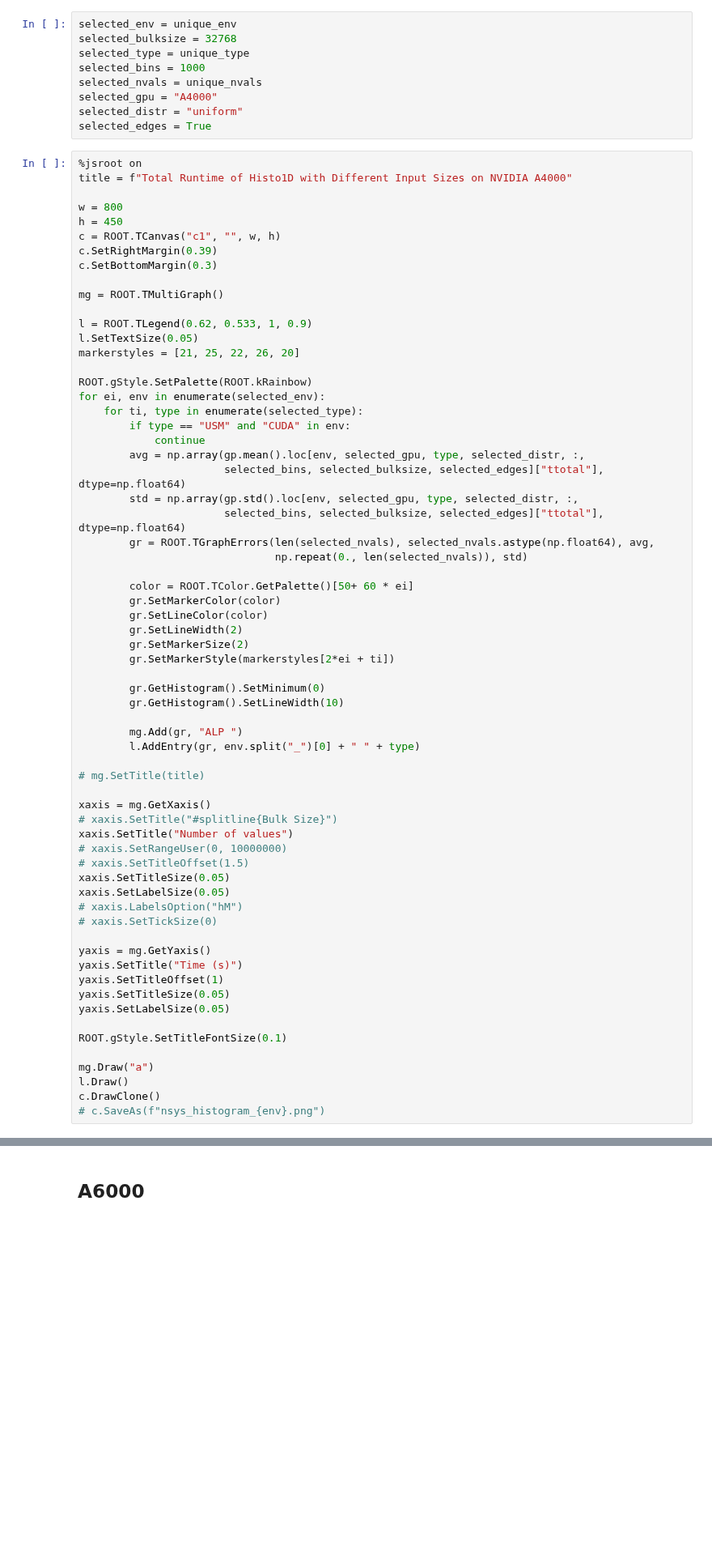
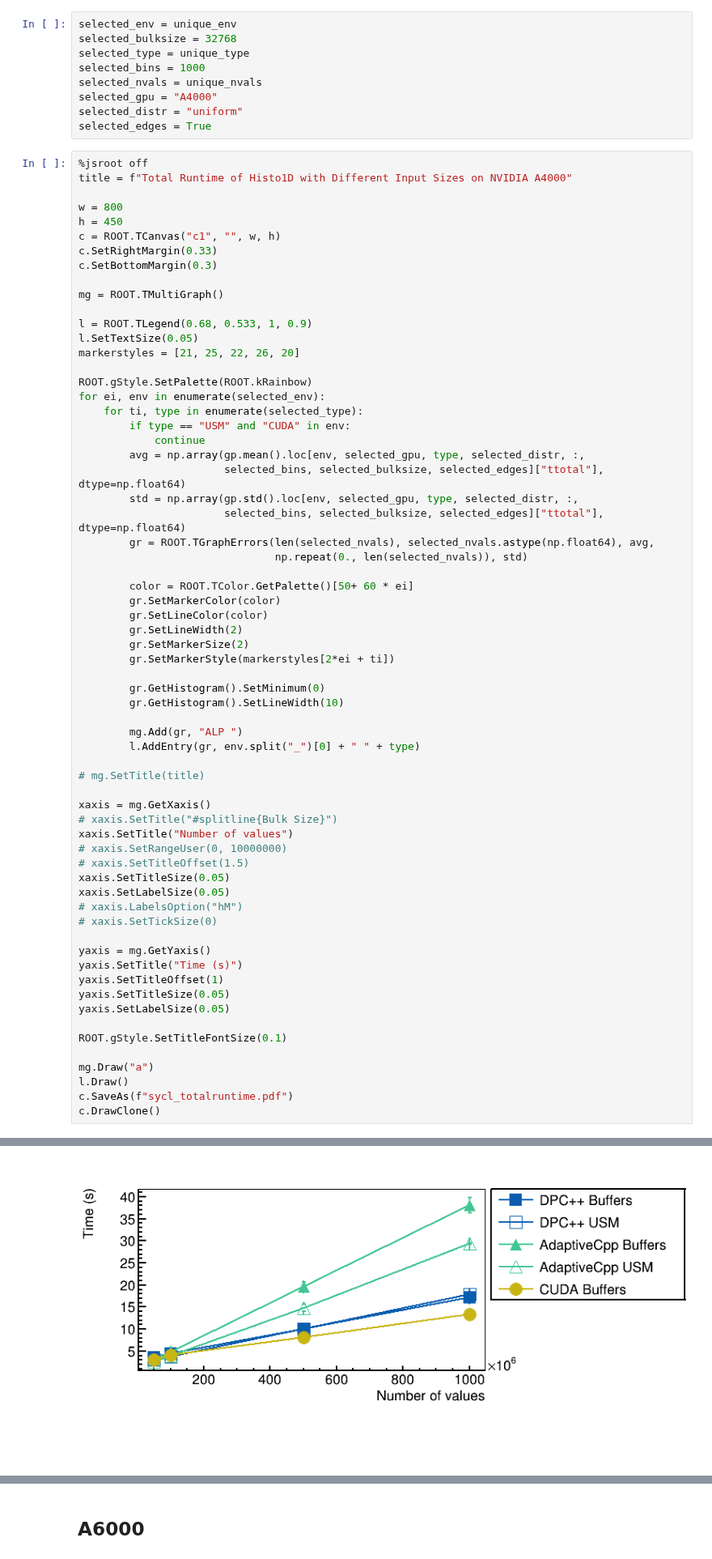
Before and after one commit to jolly-chen/msc-project, a Jupyter notebook: gpu-synchronous/sycl_paper.ipynb, the cells around one changed output, grey strips where cells are left out. Shown at 81% size. Saved outputs shown, nothing was run; the diff lists cells and outputs as text; blank space fills up the shorter version.

```diff
--- a/gpu-synchronous/sycl_paper.ipynb
+++ b/gpu-synchronous/sycl_paper.ipynb
@@ -256,18 +302,18 @@ selected_gpu = "A4000"
 selected_distr = "uniform"
 selected_edges = True
 # %%
-%jsroot on
+%jsroot off
 title = f"Total Runtime of Histo1D with Different Input Sizes on NVIDIA A4000"
 
 w = 800
 h = 450
 c = ROOT.TCanvas("c1", "", w, h)
-c.SetRightMargin(0.39)
+c.SetRightMargin(0.33)
 c.SetBottomMargin(0.3)
 
 mg = ROOT.TMultiGraph()
 
-l = ROOT.TLegend(0.62, 0.533, 1, 0.9)
+l = ROOT.TLegend(0.68, 0.533, 1, 0.9)
 l.SetTextSize(0.05)
 markerstyles = [21, 25, 22, 26, 20]
 
@@ -318,7 +364,7 @@ ROOT.gStyle.SetTitleFontSize(0.1)
 
 mg.Draw("a")
 l.Draw()
+c.SaveAs(f"sycl_totalruntime.pdf")
 c.DrawClone()
-# c.SaveAs(f"nsys_histogram_{env}.png")
 # %% [output]
 <cppyy.gbl.TCanvas object at 0x...>
@@ -325,0 +371 @@ c.DrawClone()
+[figure, added]
```
Also changed, not shown: parts of 14 cells of this notebook.
